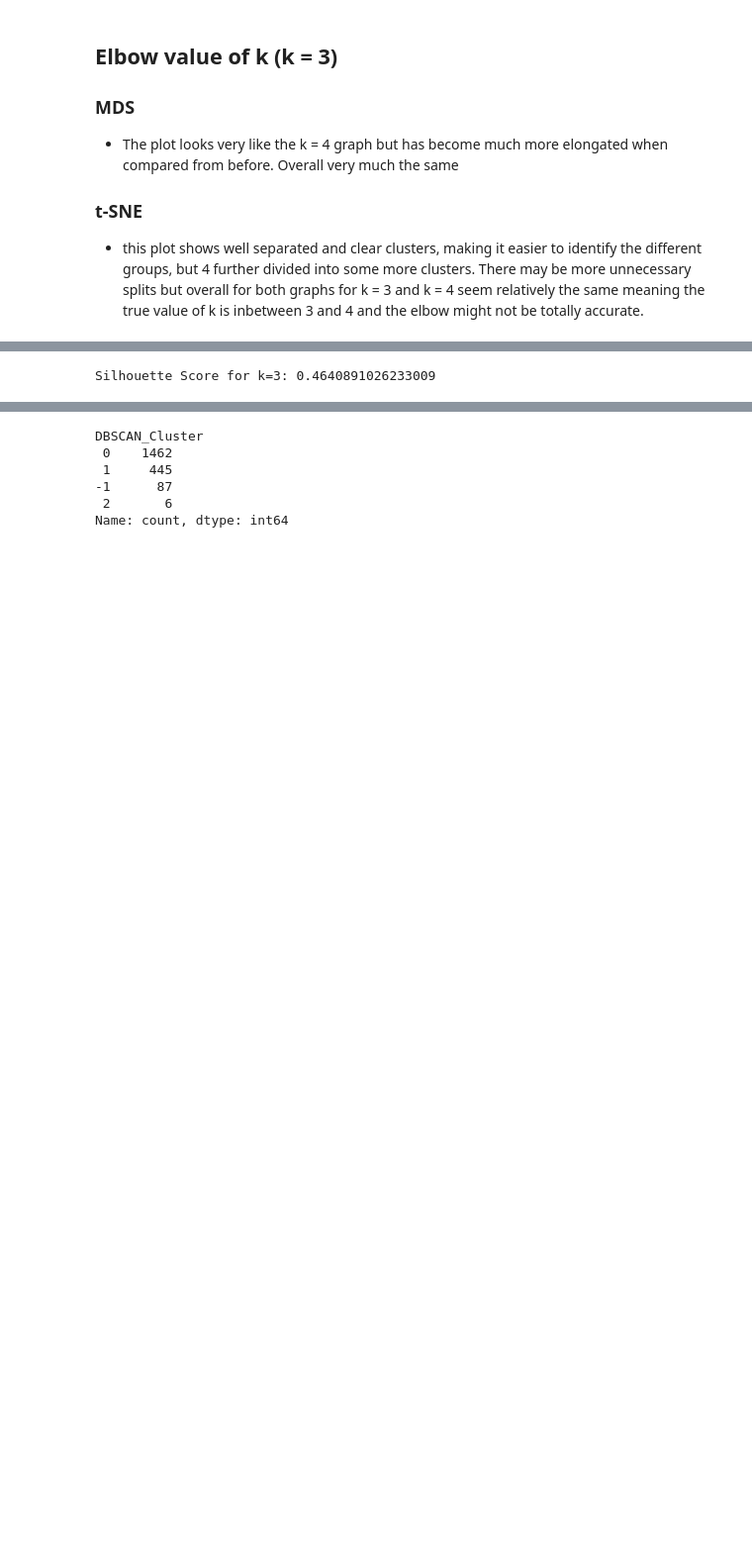
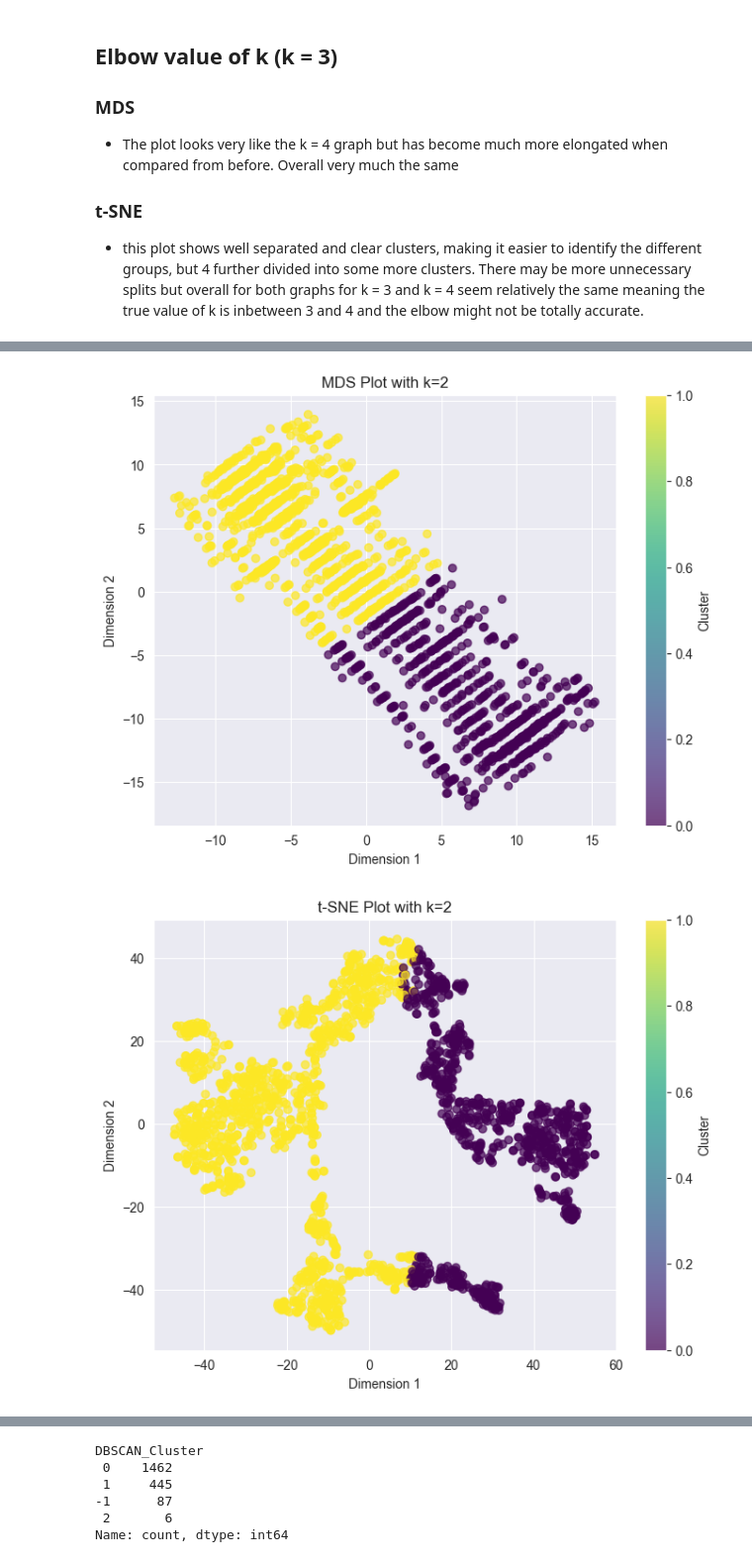
Before and after one commit to CraigPhayer/CS4168---DATA-MINING-LABS, a Jupyter notebook: Lab03/lab3.ipynb, the cells around one changed output, grey strips where cells are left out. Shown at 99% size. Drawn from its saved outputs; the diff is of its cells as text; code cells hidden in the pictures; blank space fills up the shorter version.

```diff
--- a/Lab03/lab3.ipynb
+++ b/Lab03/lab3.ipynb
@@ -303,5 +345,10 @@ silhouette_method(df.drop(columns=["Cluster"], errors="ignore"))
-# %%
-silhouette_avg = silhouette_score(df.drop(columns=["Cluster"]), df["Cluster"])
-print(f"Silhouette Score for k={k}: {silhouette_avg}")
-# %% [output]
-Silhouette Score for k=3: 0.4640891026233009
+# %%
+k = 2
+kmeans = KMeans(n_clusters=k, n_init=10, max_iter=300)
+df["Cluster"] = kmeans.fit_predict(df)
+
+plot_mds(df.drop(columns=["Cluster"]), labels=df["Cluster"], title=f"MDS Plot with k={k}")
+plot_tsne(df.drop(columns=["Cluster"]), labels=df["Cluster"], title=f"t-SNE Plot with k={k}")
+# %% [output]
+[figure, added]
+[figure, added]
```
Also changed, not shown: parts of 9 cells of this notebook.
